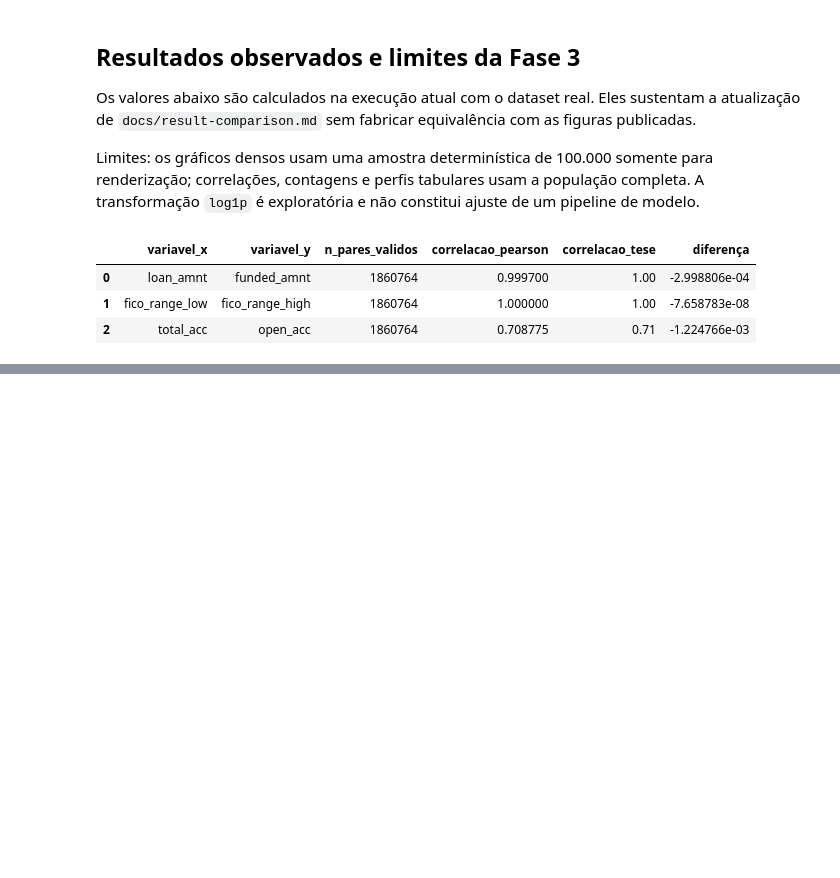
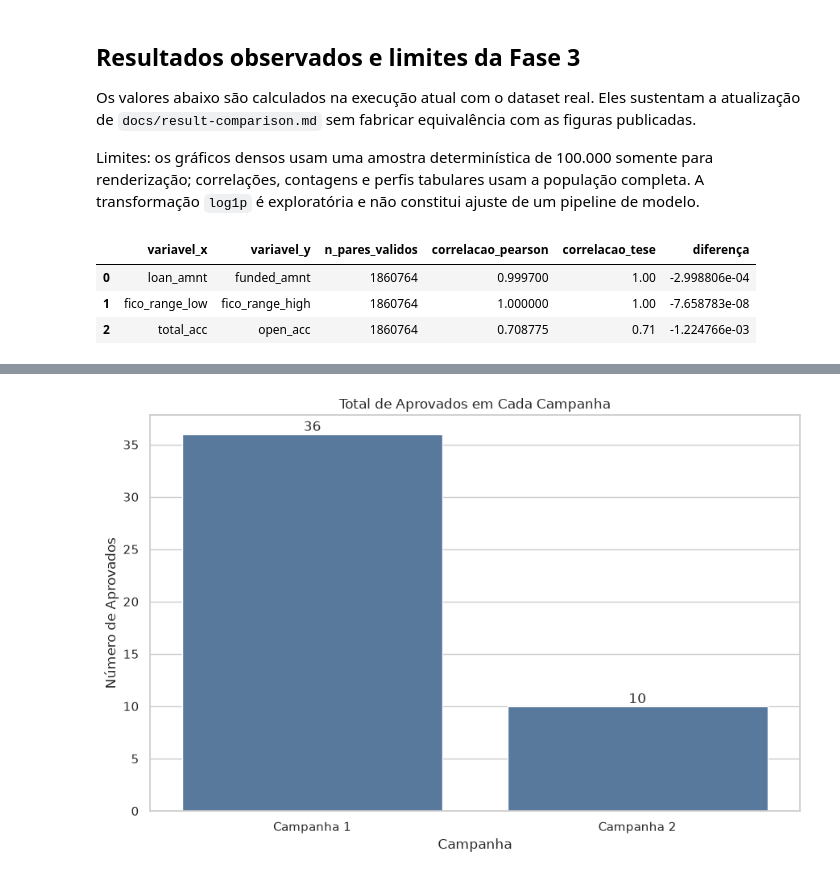
Before and after one commit to viniciuspizettadesouza/tcc-project, a Jupyter notebook: notebooks/tcc-reconstructed.ipynb, the cells around one changed output, grey strips where cells are left out. Saved outputs shown, nothing was run; the diff lists cells and outputs as text; code cells hidden in the pictures; blank space fills up the shorter version.

```diff
--- a/notebooks/tcc-reconstructed.ipynb
+++ b/notebooks/tcc-reconstructed.ipynb
@@ -466,0 +539,22 @@ observed_results
+# %%
+poc1_pipeline = run_data_pipeline(
+    DataPipelineConfig(
+        dataset_path=DATASET_PATH,
+        sample_size=10_000,
+        random_seed=SEED,
+        verified_only=True,
+    )
+)
+poc1_data = poc1_pipeline.data
+poc1_features = ["annual_inc", "all_util", "acc_open_past_24mths", "grade"]
+
+poc1_population = pd.DataFrame(
+    {
+        "métrica": ["amostra", *[f"ausentes: {column}" for column in poc1_features]],
+        "registros": [
+            len(poc1_data),
+            *[int(poc1_data[column].isna().sum()) for column in poc1_features],
+        ],
+    }
+)
+poc1_population
@@ -466,0 +635,17 @@ observed_results
+# %%
+figure_20_data = campaign_summary[
+    ["campanha", "aprovados_critérios_e_distância_bruta"]
+].rename(columns={"aprovados_critérios_e_distância_bruta": "aprovados"})
+
+plt.figure(figsize=(9, 6))
+ax = sns.barplot(data=figure_20_data, x="campanha", y="aprovados", color="#4c78a8")
+ax.set(
+    title="Total de Aprovados em Cada Campanha",
+    xlabel="Campanha",
+    ylabel="Número de Aprovados",
+)
+ax.bar_label(ax.containers[0])
+plt.tight_layout()
+plt.show()
+# %% [output]
+[figure, added]
```
Also changed, not shown: parts of 14 cells of this notebook, 5 other files.
